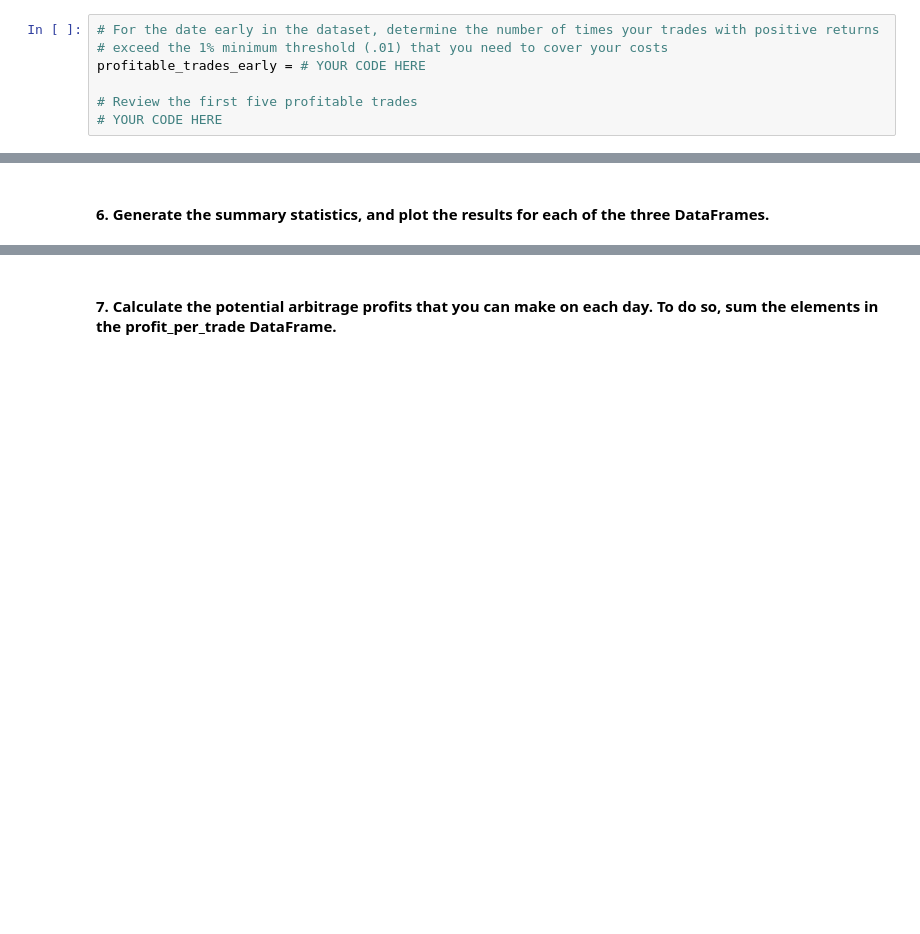
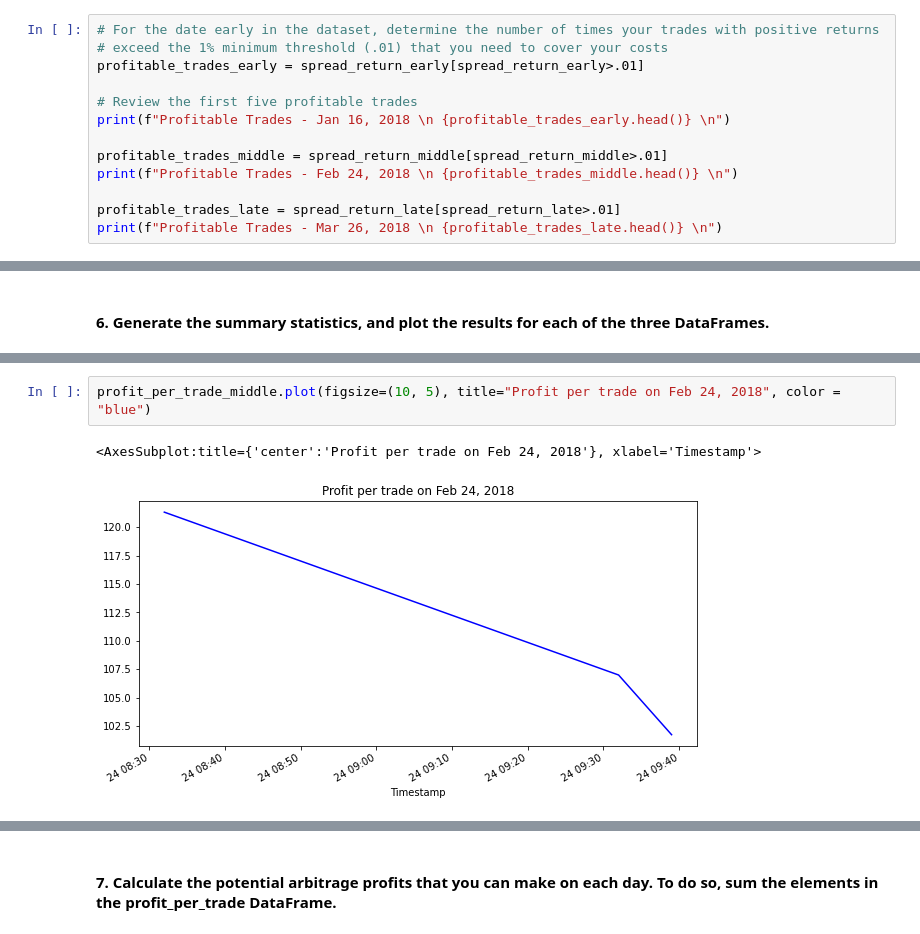
Before and after one commit to JakeWheelerGitHub/week_3_challenge, a Jupyter notebook: crypto_arbitrage.ipynb, the cells around one changed output, grey strips where cells are left out. Saved outputs shown, nothing was run; the diff lists cells and outputs as text; blank space fills up the shorter version.

```diff
--- a/crypto_arbitrage.ipynb
+++ b/crypto_arbitrage.ipynb
@@ -433,8 +468,14 @@ Name: Close, dtype: float64
 # %%
 # For the date early in the dataset, determine the number of times your trades with positive returns
 # exceed the 1% minimum threshold (.01) that you need to cover your costs
-profitable_trades_early = # YOUR CODE HERE
+profitable_trades_early = spread_return_early[spread_return_early>.01]
 
 # Review the first five profitable trades
-# YOUR CODE HERE
+print(f"Profitable Trades - Jan 16, 2018 \n {profitable_trades_early.head()} \n")
+
+profitable_trades_middle = spread_return_middle[spread_return_middle>.01]
+print(f"Profitable Trades - Feb 24, 2018 \n {profitable_trades_middle.head()} \n")
+
+profitable_trades_late = spread_return_late[spread_return_late>.01]
+print(f"Profitable Trades - Mar 26, 2018 \n {profitable_trades_late.head()} \n")
 # %% [output]
@@ -510,0 +615,5 @@ Name: Close, dtype: float64
+# %%
+profit_per_trade_middle.plot(figsize=(10, 5), title="Profit per trade on Feb 24, 2018", color = "blue")
+# %% [output]
+<AxesSubplot:title={'center':'Profit per trade on Feb 24, 2018'}, xlabel='Timestamp'>
+[figure, added]
```
Also changed, not shown: parts of 11 cells of this notebook.
